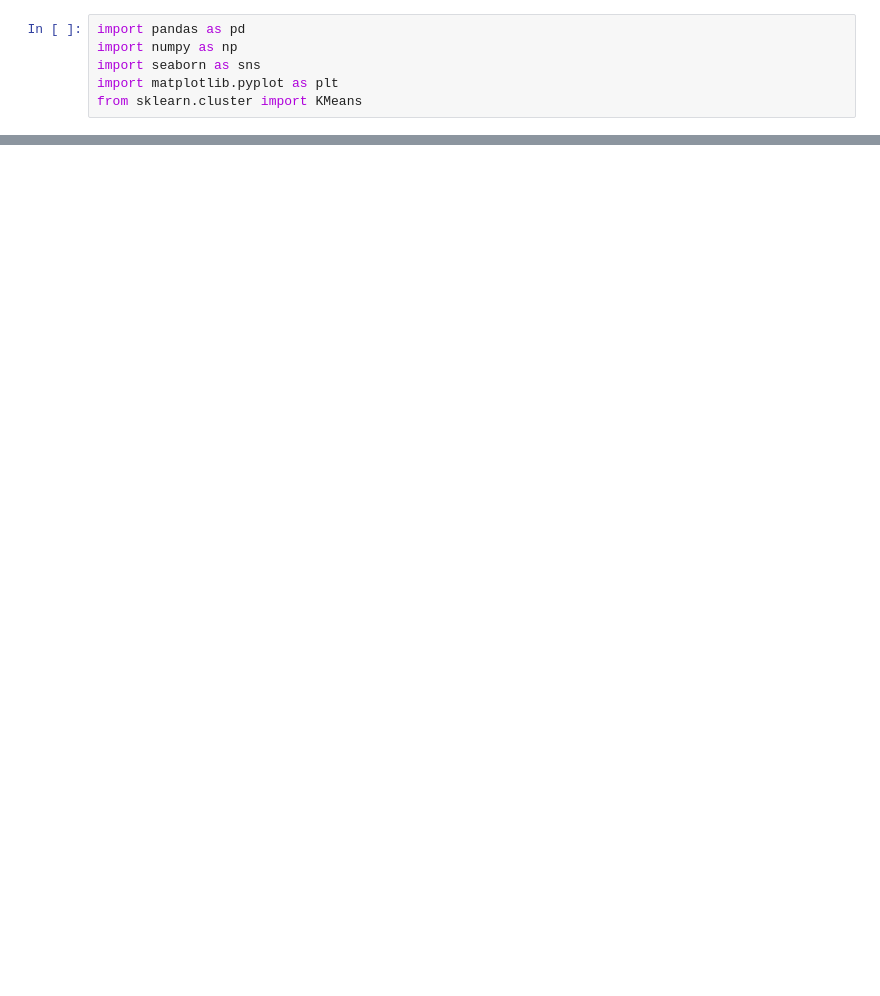
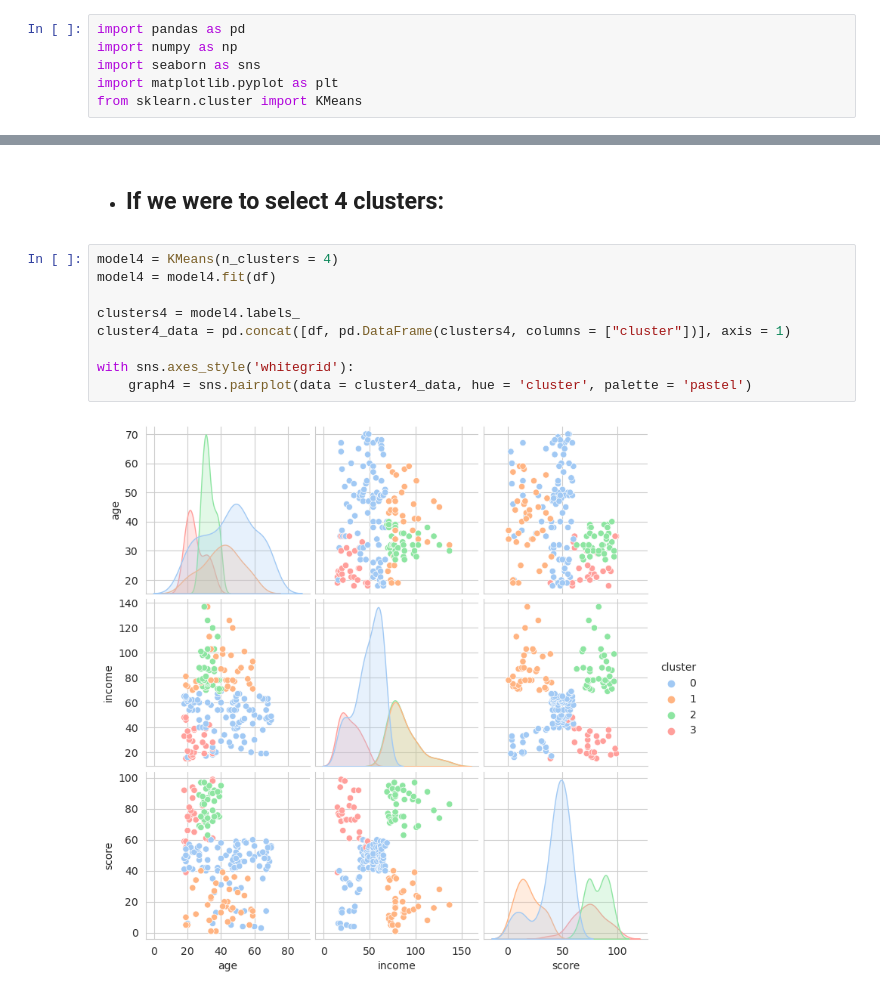
Before and after one commit to rodolphojung/Data-Science-and-Analytics, a Jupyter notebook: k-means-mall-db.ipynb, the cells around one changed output, grey strips where cells are left out. Drawn from its saved outputs; the diff is of its cells as text; blank space fills up the shorter version.

```diff
--- a/k-means-mall-db.ipynb
+++ b/k-means-mall-db.ipynb
@@ -12,0 +135,13 @@ from sklearn.cluster import KMeans
+# %% [markdown]
+* ##  If we were to select 4 clusters:
+# %%
+model4 = KMeans(n_clusters = 4)
+model4 = model4.fit(df)
+
+clusters4 = model4.labels_
+cluster4_data = pd.concat([df, pd.DataFrame(clusters4, columns = ["cluster"])], axis = 1)
+
+with sns.axes_style('whitegrid'):
+    graph4 = sns.pairplot(data = cluster4_data, hue = 'cluster', palette = 'pastel')
+# %% [output]
+[figure, added]
```
Also changed, not shown: parts of 32 cells of this notebook.
